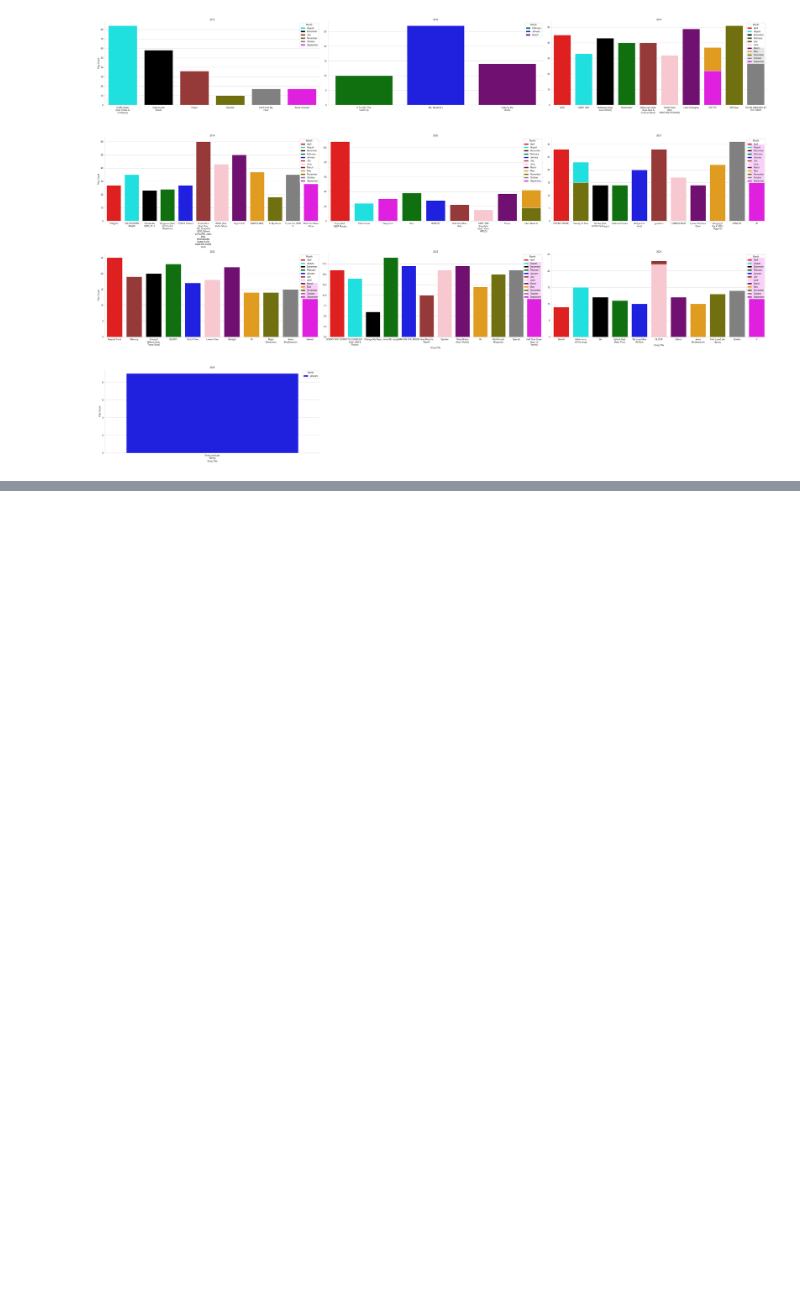
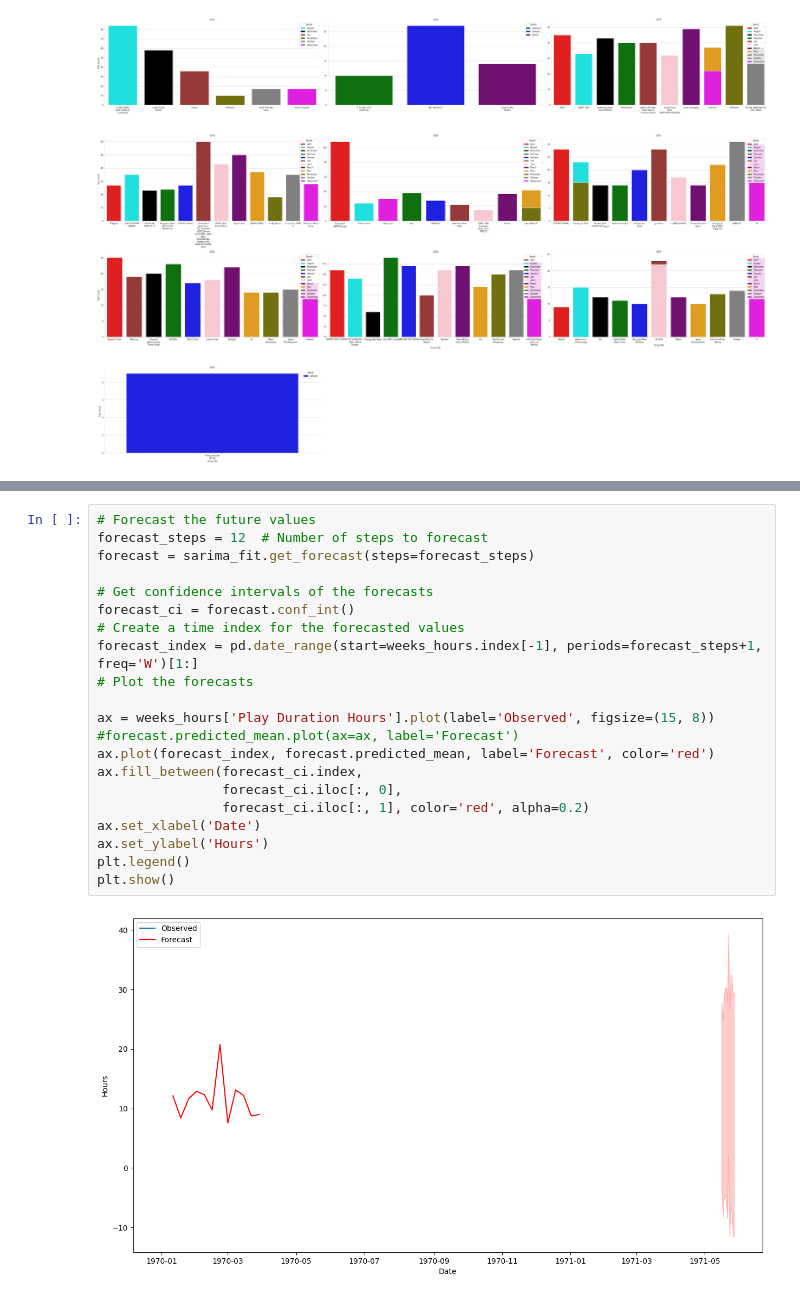
Before and after one commit to kurt-jr/Genius, a Jupyter notebook: AppleMusic.ipynb, the cells around one changed output, grey strips where cells are left out. Saved outputs shown, nothing was run; the diff lists cells and outputs as text; blank space fills up the shorter version.

```diff
--- a/AppleMusic.ipynb
+++ b/AppleMusic.ipynb
@@ -552,0 +665,23 @@ plt.show()
+# %%
+# Forecast the future values
+forecast_steps = 12  # Number of steps to forecast
+forecast = sarima_fit.get_forecast(steps=forecast_steps)
+
+# Get confidence intervals of the forecasts
+forecast_ci = forecast.conf_int()
+# Create a time index for the forecasted values
+forecast_index = pd.date_range(start=weeks_hours.index[-1], periods=forecast_steps+1, freq='W')[1:]
+# Plot the forecasts
+
+ax = weeks_hours['Play Duration Hours'].plot(label='Observed', figsize=(15, 8))
+#forecast.predicted_mean.plot(ax=ax, label='Forecast')
+ax.plot(forecast_index, forecast.predicted_mean, label='Forecast', color='red')
+ax.fill_between(forecast_ci.index,
+                forecast_ci.iloc[:, 0],
+                forecast_ci.iloc[:, 1], color='red', alpha=0.2)
+ax.set_xlabel('Date')
+ax.set_ylabel('Hours')
+plt.legend()
+plt.show()
+# %% [output]
+[figure, added]
```
Also changed, not shown: parts of 17 cells of this notebook.
